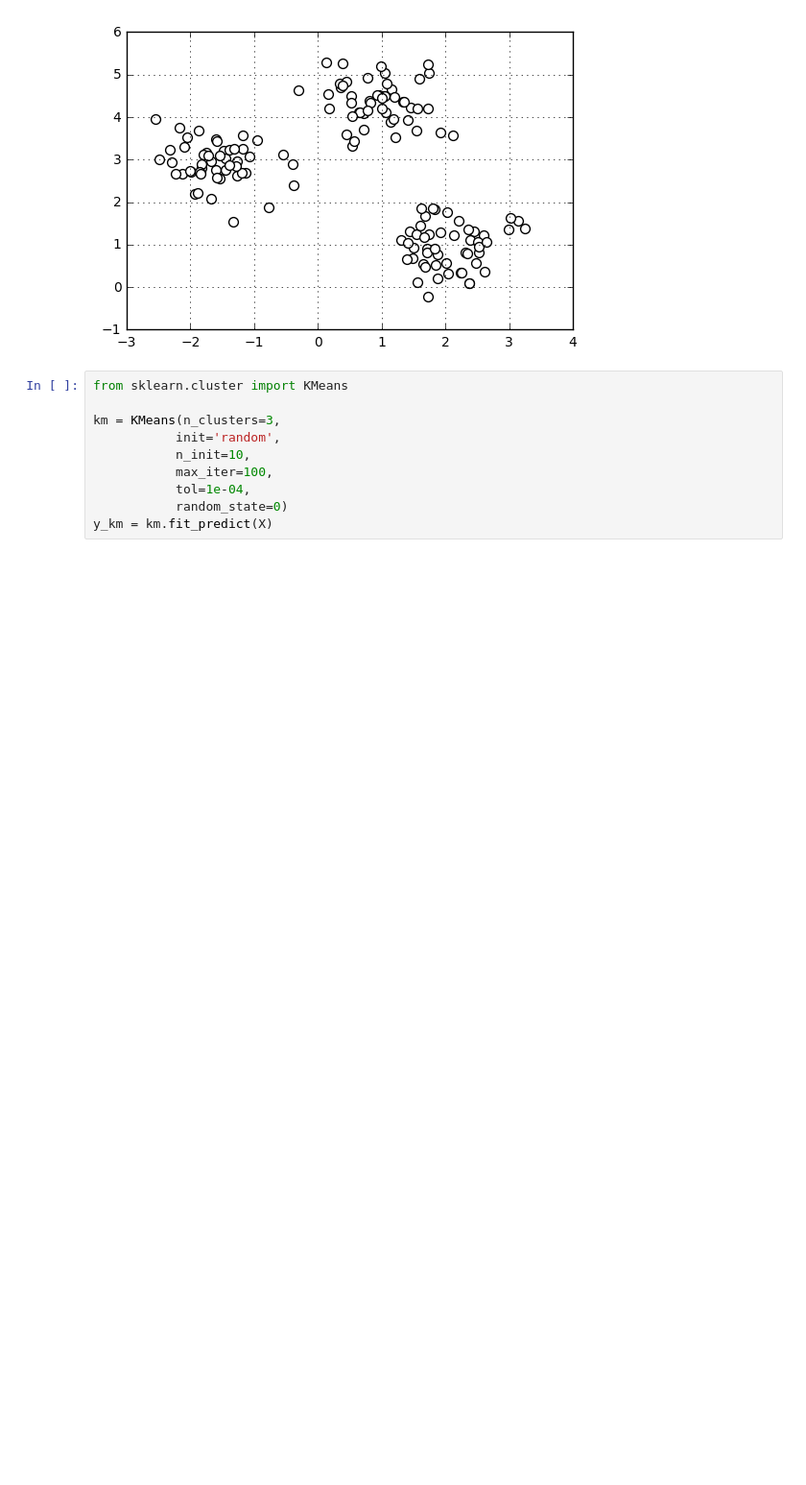
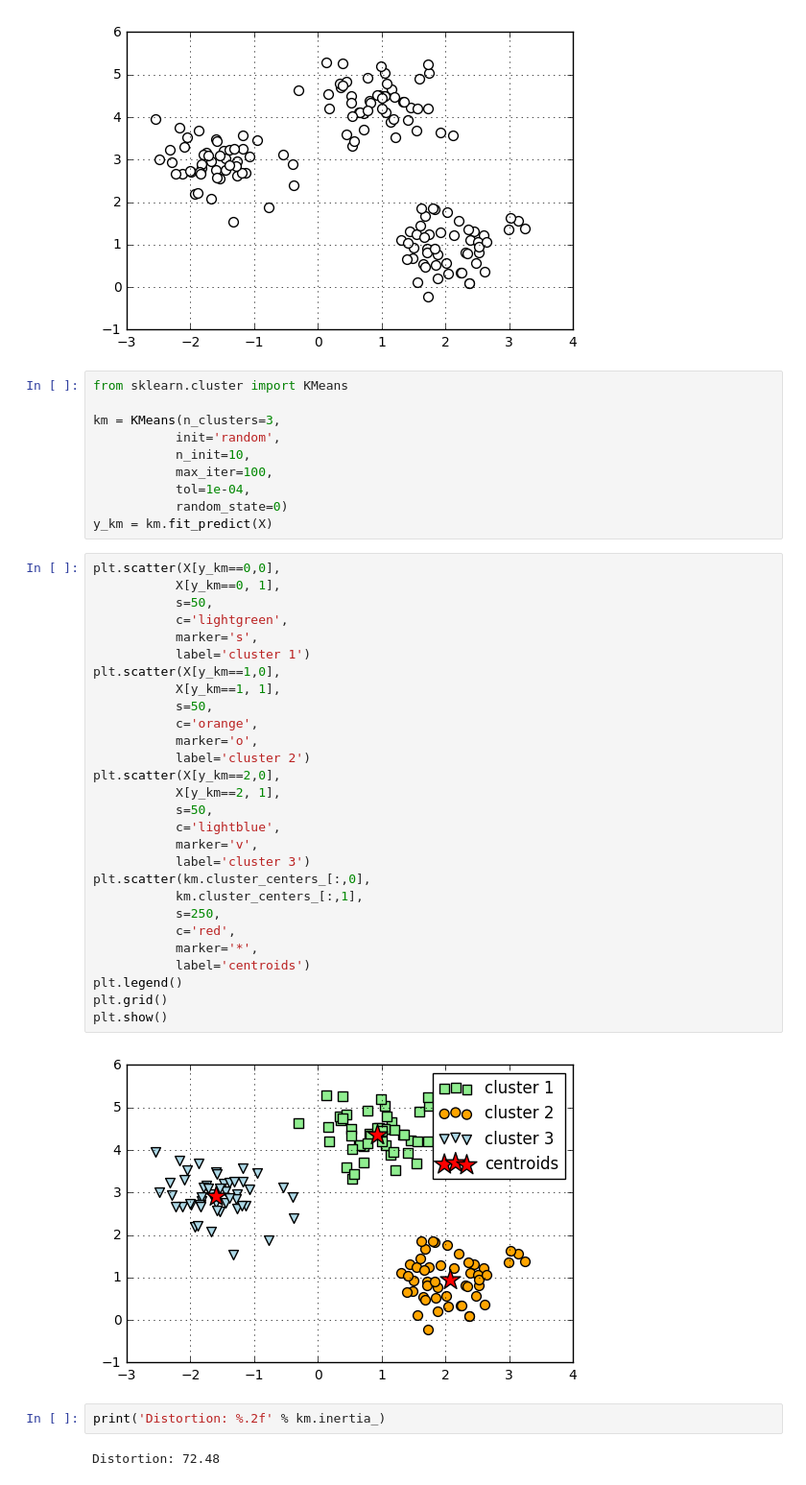
Before and after one commit to ishii0514/python_machine_learning, a Jupyter notebook: chap11/11.1_k-means.ipynb, the cells around one changed output. Shown: that part at 96% size. Saved outputs shown, nothing was run; the diff lists cells and outputs as text; blank space fills up the shorter version.

```diff
--- a/chap11/11.1_k-means.ipynb
+++ b/chap11/11.1_k-means.ipynb
@@ -24,3 +24,37 @@ km = KMeans(n_clusters=3,
            tol=1e-04,
            random_state=0)
 y_km = km.fit_predict(X)
+# %%
+plt.scatter(X[y_km==0,0],
+           X[y_km==0, 1],
+           s=50,
+           c='lightgreen',
+           marker='s',
+           label='cluster 1')
+plt.scatter(X[y_km==1,0],
+           X[y_km==1, 1],
+           s=50,
+           c='orange',
+           marker='o',
+           label='cluster 2')
+plt.scatter(X[y_km==2,0],
+           X[y_km==2, 1],
+           s=50,
+           c='lightblue',
+           marker='v',
+           label='cluster 3')
+plt.scatter(km.cluster_centers_[:,0],
+           km.cluster_centers_[:,1],
+           s=250,
+           c='red',
+           marker='*',
+           label='centroids')
+plt.legend()
+plt.grid()
+plt.show()
+# %% [output]
+[figure, added]
+# %%
+print('Distortion: %.2f' % km.inertia_)
+# %% [output]
+Distortion: 72.48
```
Also changed, not shown: parts of 4 cells of this notebook, 1 other file.
